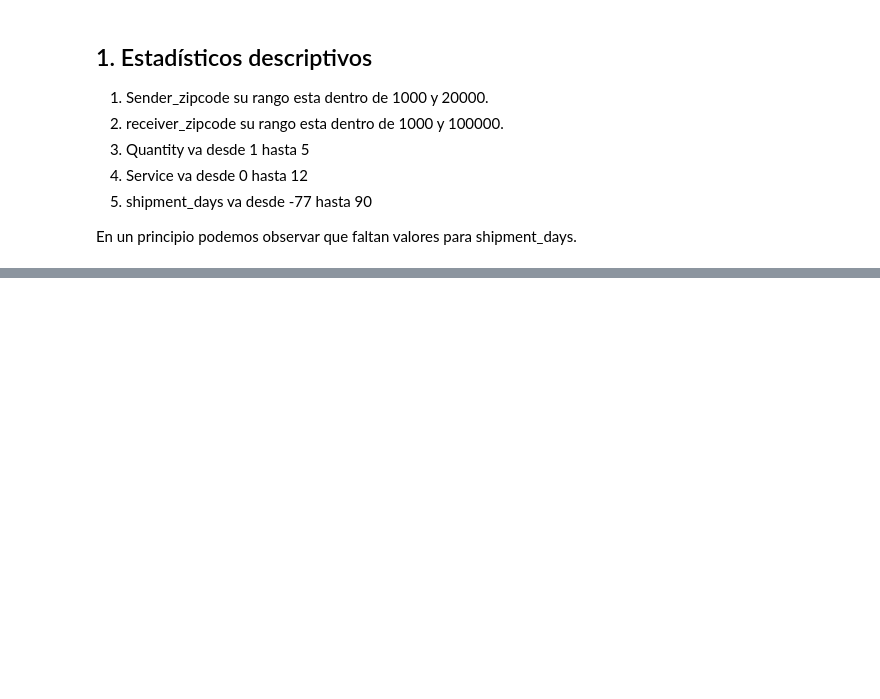
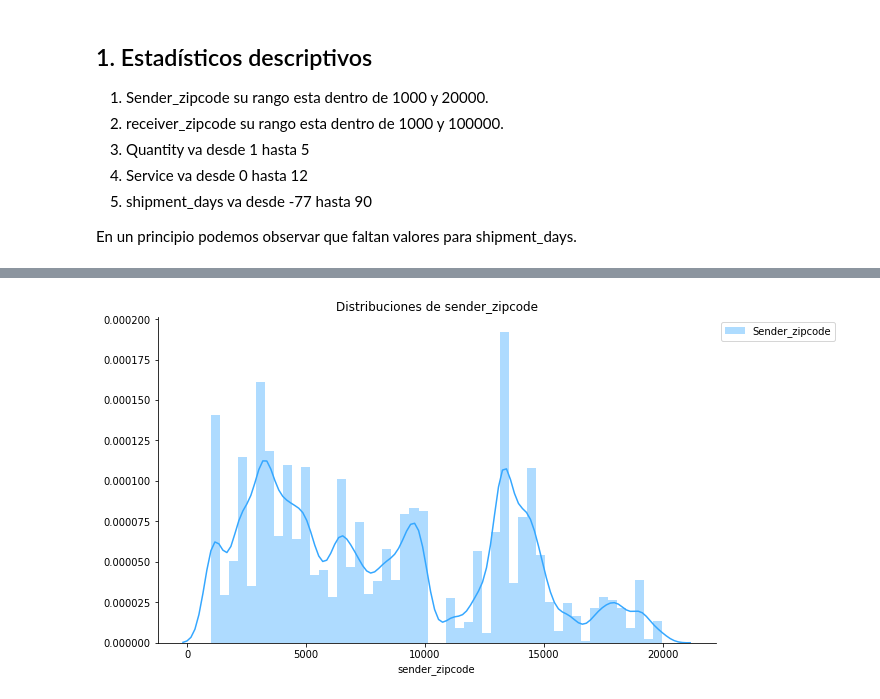
Before and after one commit to cnoeliachaves/diplodatos, a Jupyter notebook: 02_practico.ipynb, the cells around one changed output, grey strips where cells are left out. Cells and saved outputs as stored; diff of their text form; code cells hidden in the pictures; blank space fills up the shorter version.

Commit message:
Distribuciones

```diff
--- a/02_practico.ipynb
+++ b/02_practico.ipynb
@@ -448,0 +220,8 @@ ToDo: meter un poco más de teoría
+# %%
+plt.figure(figsize=(10,6))
+seaborn.distplot(dataset['sender_zipcode'], color=BLUE, label='Sender_zipcode')
+plt.title('Distribuciones de sender_zipcode')
+plt.legend(bbox_to_anchor=(1, 1), loc=2)
+seaborn.despine()
+# %% [output]
+[figure, added]
```
Also changed, not shown: parts of 74 cells of this notebook, 1 other file.
